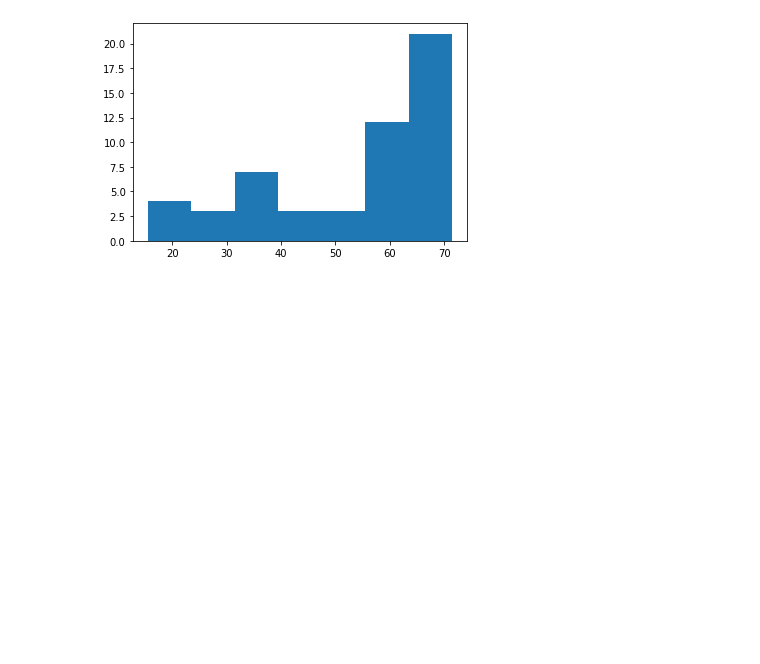
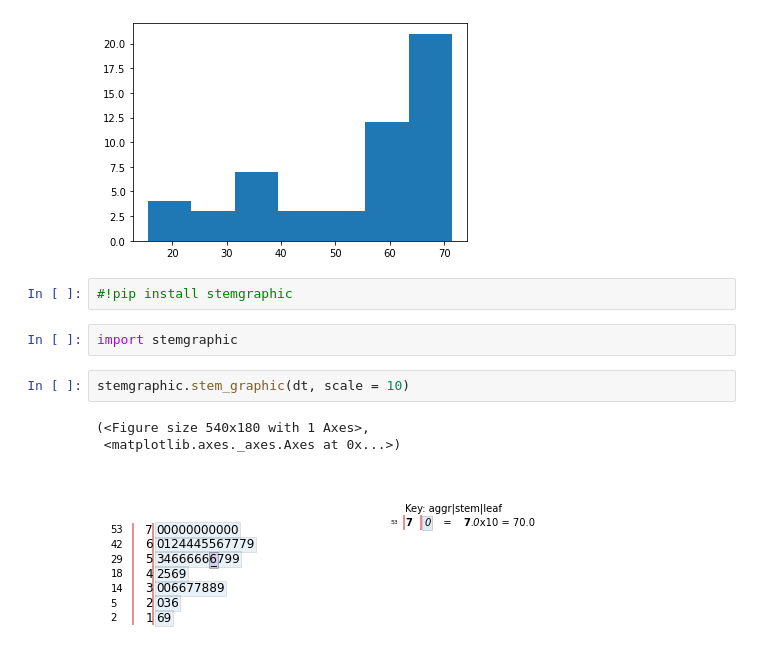
Before and after one commit to jumbokh/python_learn, a Jupyter notebook: notebooks/scoreAna.ipynb, the cells around one changed output. Drawn from its saved outputs; the diff is of its cells as text; blank space fills up the shorter version.

```diff
--- a/notebooks/scoreAna.ipynb
+++ b/notebooks/scoreAna.ipynb
@@ -281,3 +281,13 @@ plt.hist(dt, bins = [15.5,23.5,31.5,39.5,47.5,55.5,63.5,71.5])
 plt.show()
 # %% [output]
 [figure]
+# %%
+#!pip install stemgraphic
+# %%
+import stemgraphic
+# %%
+stemgraphic.stem_graphic(dt, scale = 10)
+# %% [output]
+(<Figure size 540x180 with 1 Axes>,
+ <matplotlib.axes._axes.Axes at 0x...>)
+[figure, added]
```
Also changed, not shown: parts of 1 cell of this notebook.
